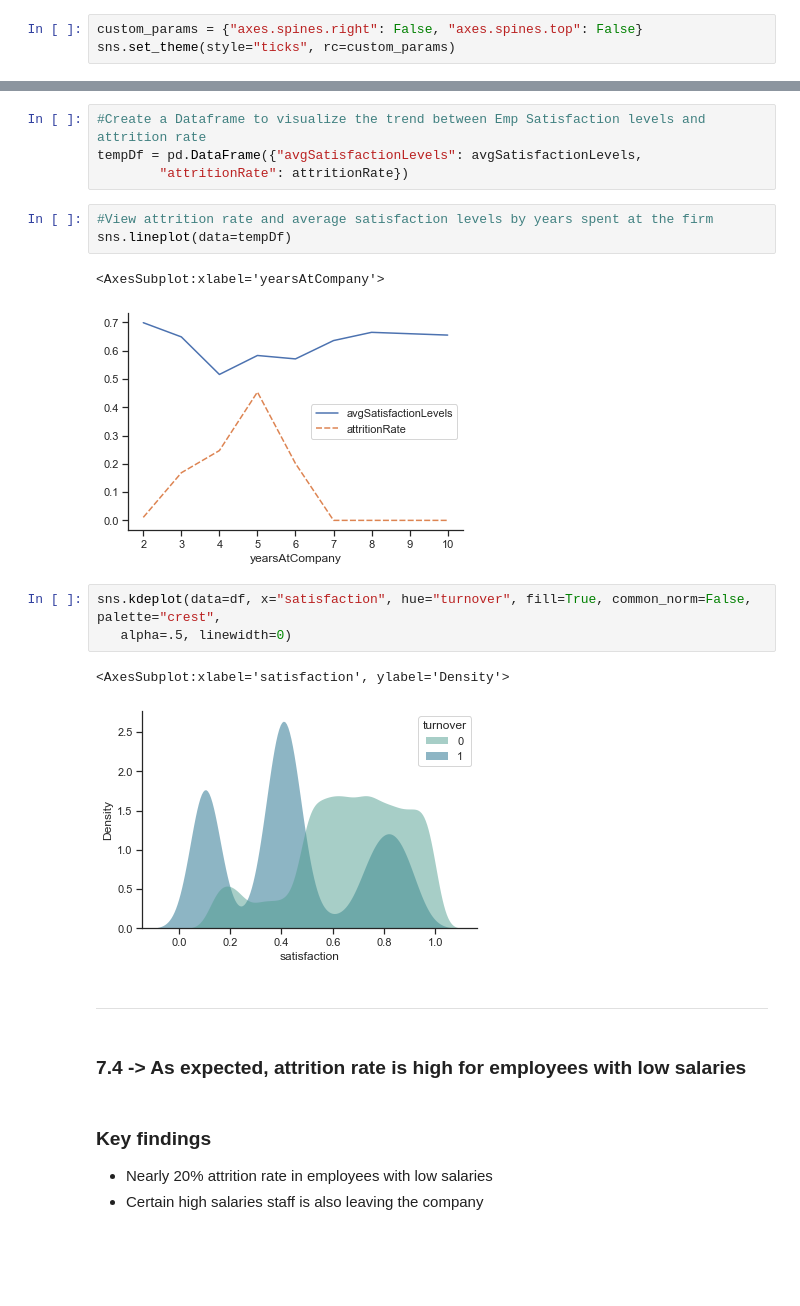
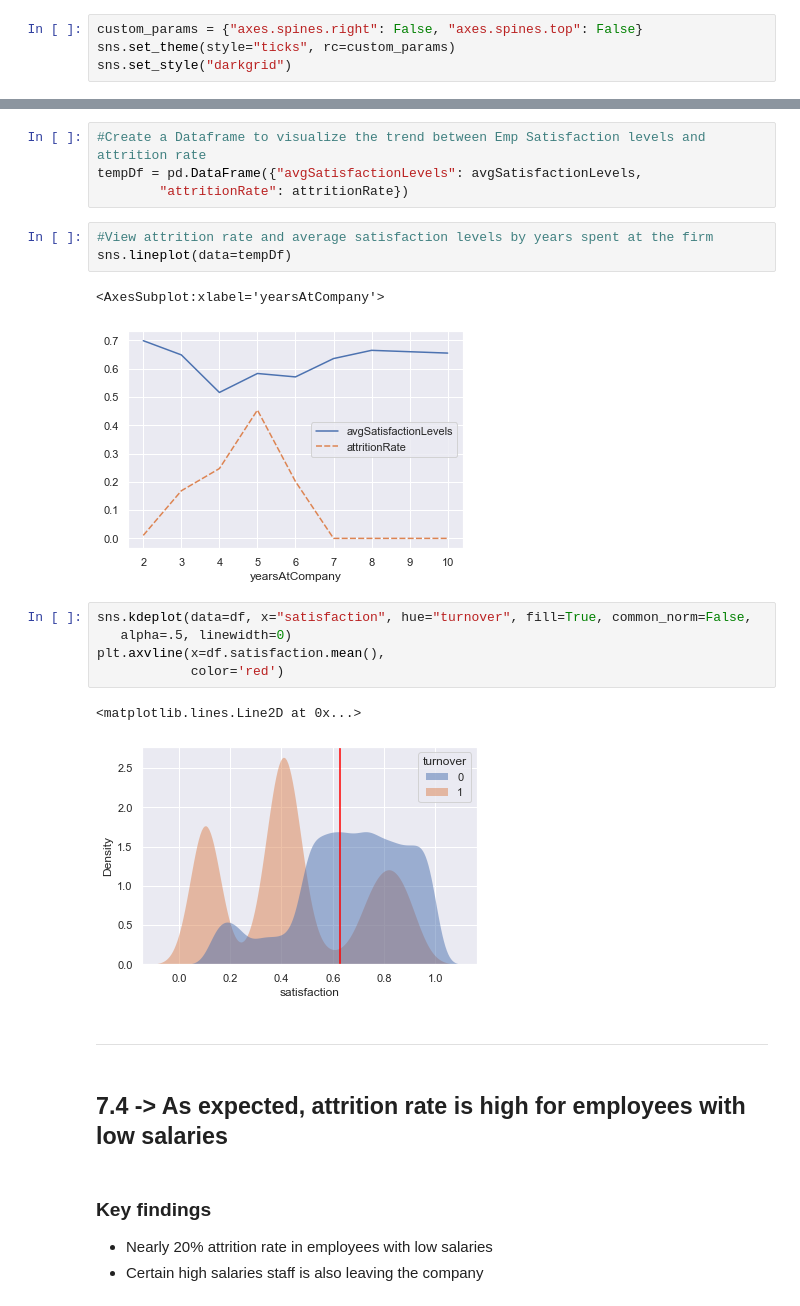
Before and after one commit to ankurdhamija83/Data-Science-Portfolio, a Jupyter notebook: Applied-ML-Models/HR-Analytics/HR-Analytics.ipynb, the cells around one changed output, grey strips where cells are left out. Saved outputs shown, nothing was run; the diff lists cells and outputs as text; blank space fills up the shorter version.

```diff
--- a/Applied-ML-Models/HR-Analytics/HR-Analytics.ipynb
+++ b/Applied-ML-Models/HR-Analytics/HR-Analytics.ipynb
@@ -47,6 +47,7 @@ display(HTML("<style>pre { white-space: pre !important; }</style>"))
 # %%
 custom_params = {"axes.spines.right": False, "axes.spines.top": False}
 sns.set_theme(style="ticks", rc=custom_params)
+sns.set_style("darkgrid")
 # %% [markdown]
 -------
 # %% [markdown]
@@ -279,17 +280,19 @@ tempDf = pd.DataFrame({"avgSatisfactionLevels": avgSatisfactionLevels,
 sns.lineplot(data=tempDf)
 # %% [output]
 <AxesSubplot:xlabel='yearsAtCompany'>
-[figure, old version]
+[figure, new version]
 # %%
-sns.kdeplot(data=df, x="satisfaction", hue="turnover", fill=True, common_norm=False, palette="crest",
+sns.kdeplot(data=df, x="satisfaction", hue="turnover", fill=True, common_norm=False,
    alpha=.5, linewidth=0)
+plt.axvline(x=df.satisfaction.mean(),
+            color='red')
 # %% [output]
-<AxesSubplot:xlabel='satisfaction', ylabel='Density'>
+<matplotlib.lines.Line2D at 0x...>
-[figure, old version]
+[figure, new version]
 # %% [markdown]
 ------
 # %% [markdown]
-### 7.4 ->  As expected, attrition rate is high for employees with low salaries
+## 7.4 ->  As expected, attrition rate is high for employees with low salaries
 # %% [markdown]
 ### Key findings
 - Nearly 20% attrition rate in employees with low salaries
```
Also changed, not shown: parts of 60 cells of this notebook, 1 other file.
